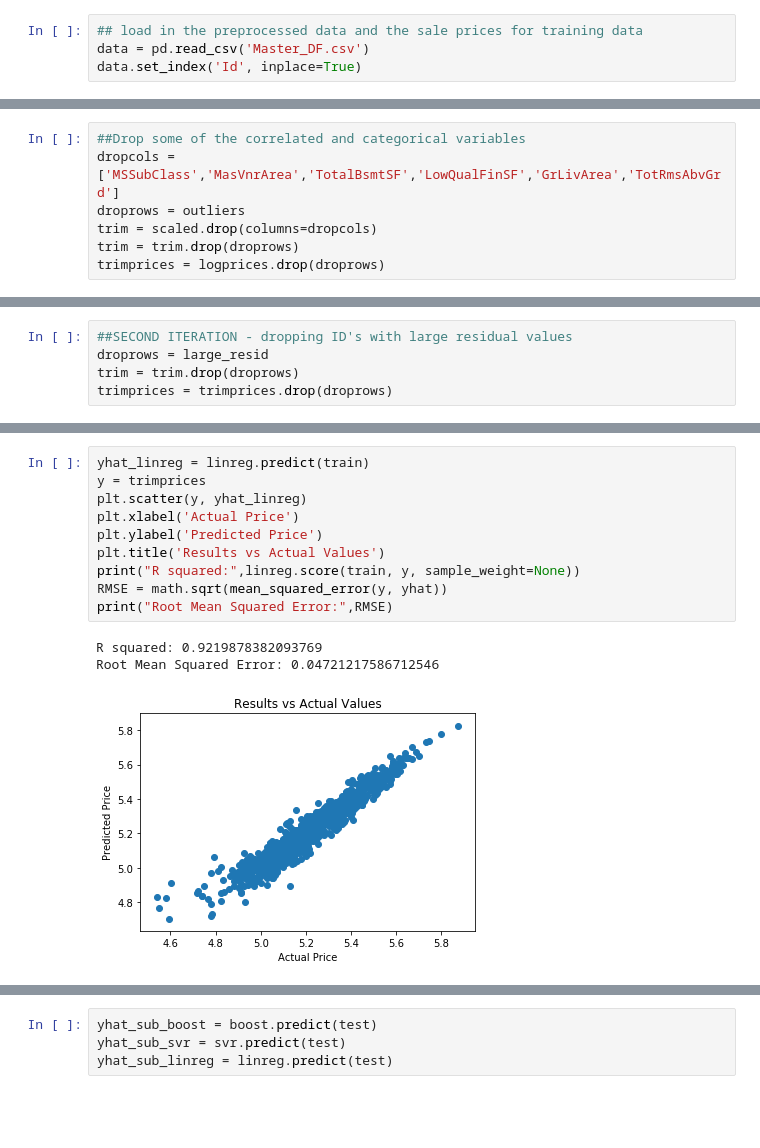
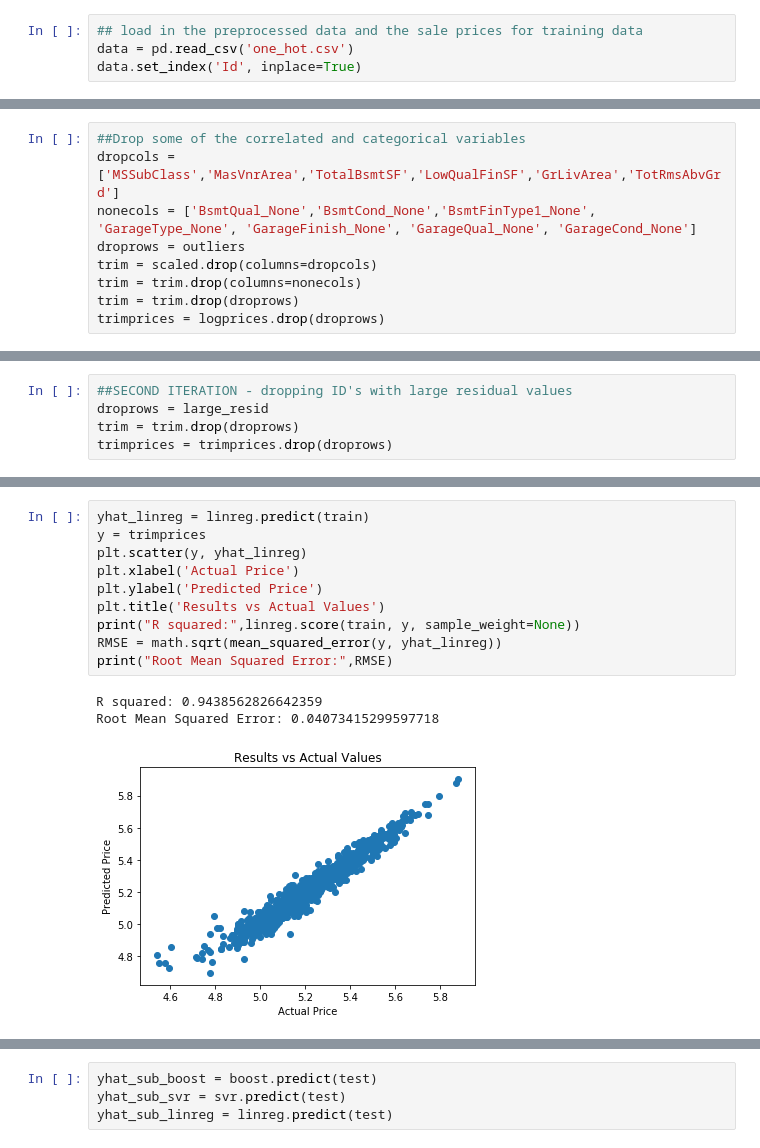
Before and after one commit to bhalbur/AmesData, a Jupyter notebook: Remove_Large_Residuals.ipynb, the cells around one changed output, grey strips where cells are left out. Saved outputs shown, nothing was run; the diff lists cells and outputs as text; blank space fills up the shorter version.

```diff
--- a/Remove_Large_Residuals.ipynb
+++ b/Remove_Large_Residuals.ipynb
@@ -16,7 +16,7 @@ pd.options.display.float_format = '{:,.2f}'.format
 %matplotlib inline
 # %%
 ## load in the preprocessed data and the sale prices for training data
-data = pd.read_csv('Master_DF.csv')
+data = pd.read_csv('one_hot.csv')
 data.set_index('Id', inplace=True)
 # %%
 # import raw training data and get log of prices
@@ -40,8 +40,10 @@ outliers
 # %%
 ##Drop some of the correlated and categorical variables
 dropcols = ['MSSubClass','MasVnrArea','TotalBsmtSF','LowQualFinSF','GrLivArea','TotRmsAbvGrd']
+nonecols = ['BsmtQual_None','BsmtCond_None','BsmtFinType1_None', 'GarageType_None', 'GarageFinish_None', 'GarageQual_None', 'GarageCond_None']
 droprows = outliers
 trim = scaled.drop(columns=dropcols)
+trim = trim.drop(columns=nonecols)
 trim = trim.drop(droprows)
 trimprices = logprices.drop(droprows)
 # %%
@@ -111,17 +98,17 @@ Root Mean Squared Error: 18055.72946017361
 # %%
 yhat_linreg = linreg.predict(train)
 y = trimprices
 plt.scatter(y, yhat_linreg)
 plt.xlabel('Actual Price')
 plt.ylabel('Predicted Price')
 plt.title('Results vs Actual Values')
 print("R squared:",linreg.score(train, y, sample_weight=None))
-RMSE = math.sqrt(mean_squared_error(y, yhat))
+RMSE = math.sqrt(mean_squared_error(y, yhat_linreg))
 print("Root Mean Squared Error:",RMSE)
 # %% [output]
-R squared: 0.9219878382093769
-Root Mean Squared Error: 0.04721217586712546
+R squared: 0.9438562826642359
+Root Mean Squared Error: 0.04073415299597718
-[figure, old version]
+[figure, new version]
 # %%
 boost = GradientBoostingRegressor()
 boost.fit(train, trimprices, sample_weight=None ,monitor=None)
```
Also changed, not shown: parts of 9 cells of this notebook, 5 other files.
